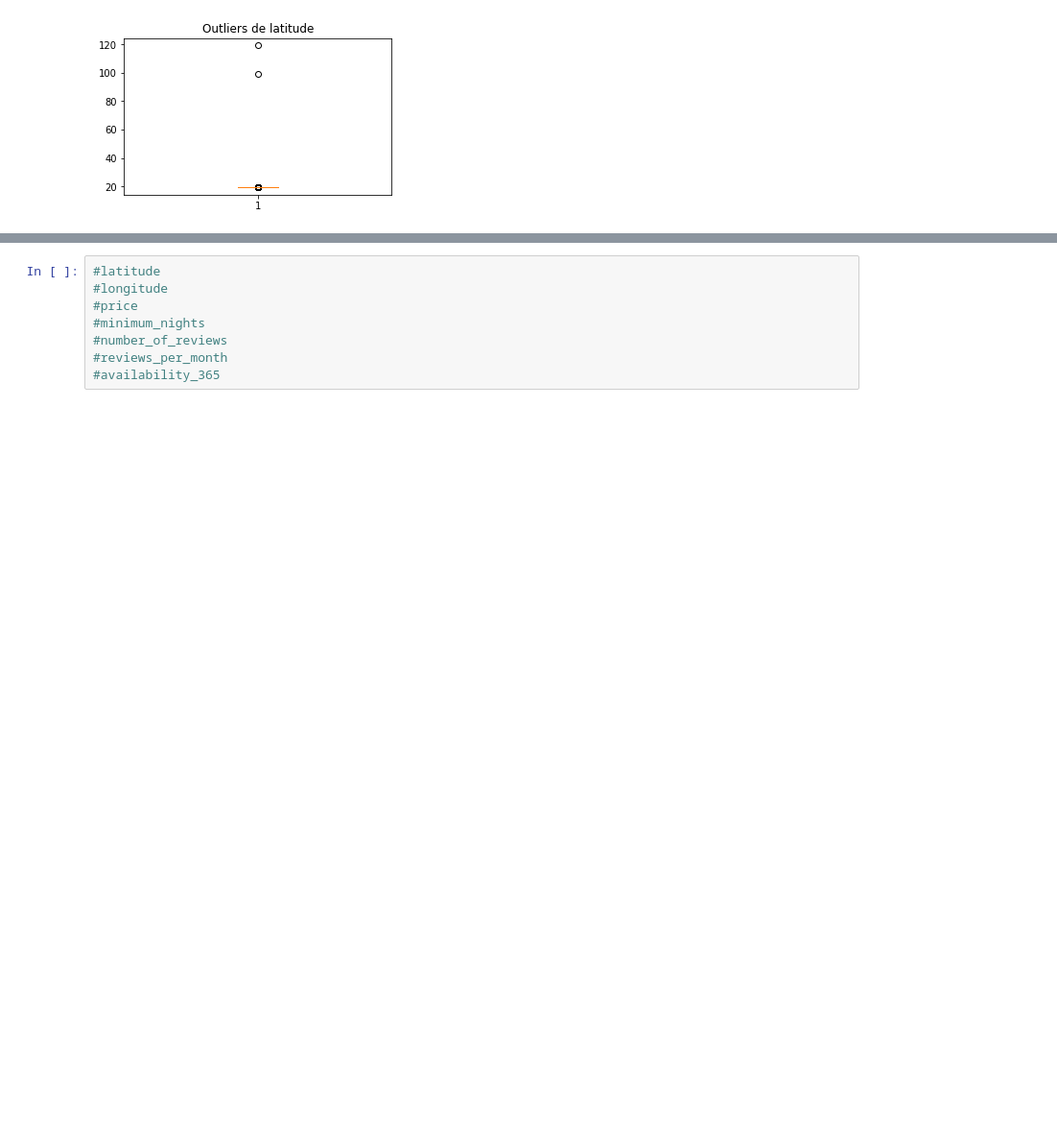
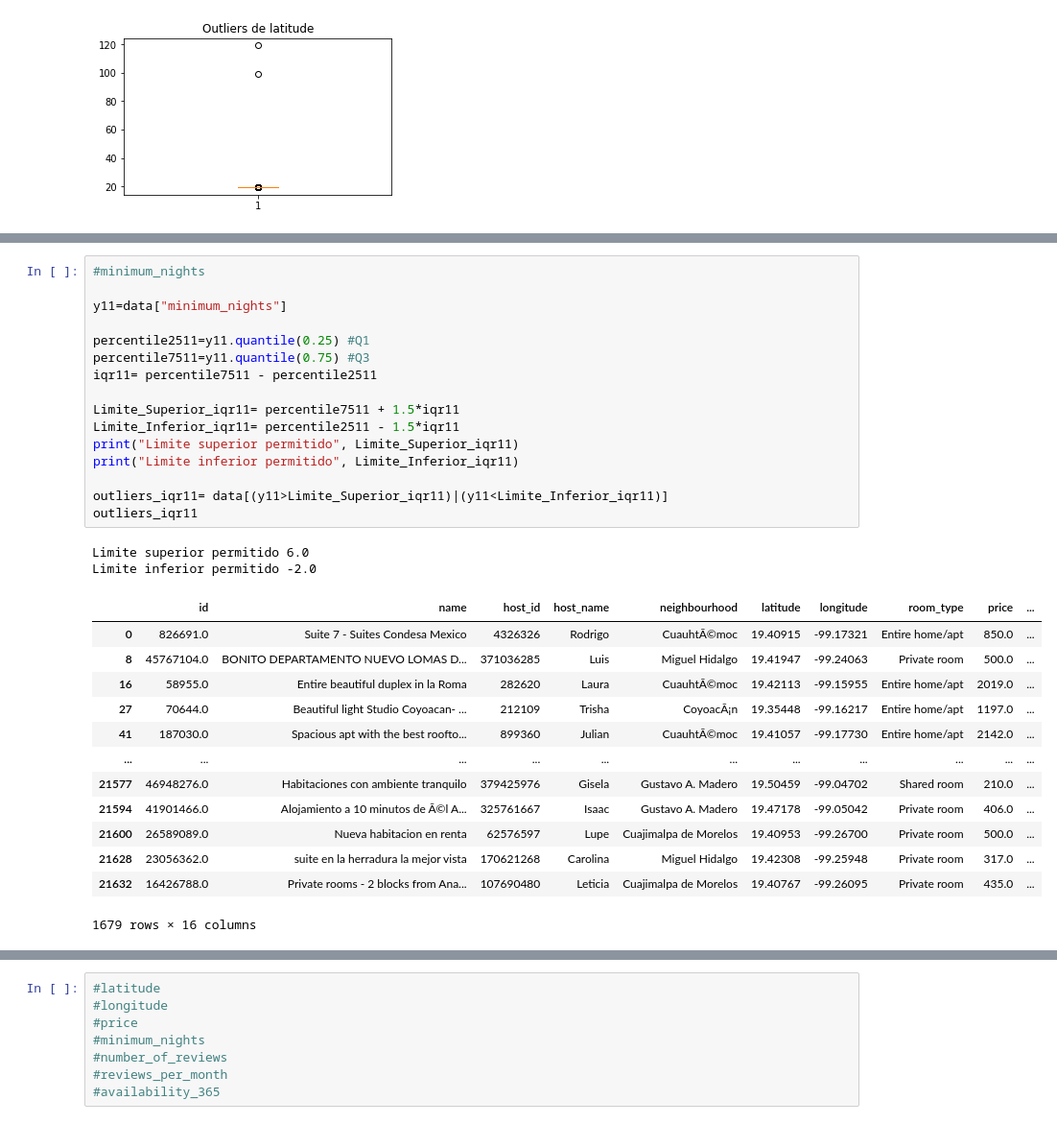
Before and after one commit to rodrigoruizteodoro/AIRBNB_ETAPA1, a Jupyter notebook: AIRBNB.ipynb, the cells around one changed output, grey strips where cells are left out. Shown: that part at 96% size. Saved outputs shown, nothing was run; the diff lists cells and outputs as text; blank space fills up the shorter version.

```diff
--- a/AIRBNB.ipynb
+++ b/AIRBNB.ipynb
@@ -415,0 +478,32 @@ outliers_iqr8
+# %%
+#minimum_nights
+
+y11=data["minimum_nights"]
+
+percentile2511=y11.quantile(0.25) #Q1
+percentile7511=y11.quantile(0.75) #Q3
+iqr11= percentile7511 - percentile2511
+
+Limite_Superior_iqr11= percentile7511 + 1.5*iqr11
+Limite_Inferior_iqr11= percentile2511 - 1.5*iqr11
+print("Limite superior permitido", Limite_Superior_iqr11)
+print("Limite inferior permitido", Limite_Inferior_iqr11)
+
+outliers_iqr11= data[(y11>Limite_Superior_iqr11)|(y11<Limite_Inferior_iqr11)]
+outliers_iqr11
+# %% [output]
+Limite superior permitido 6.0
+Limite inferior permitido -2.0
+|  | id | name | host_id | host_name | neighbourhood | latitude | longitude | room_type | price | ... |
+| 0 | 826691.0 | Suite 7 - Suites Condesa Mexico | 4326326 | Rodrigo | CuauhtÃ©moc | 19.40915 | -99.17321 | Entire home/apt | 850.0 | ... |
+| 8 | 45767104.0 | BONITO DEPARTAMENTO NUEVO LOMAS D... | 371036285 | Luis | Miguel Hidalgo | 19.41947 | -99.24063 | Private room | 500.0 | ... |
+| 16 | 58955.0 | Entire beautiful duplex in la Roma | 282620 | Laura | CuauhtÃ©moc | 19.42113 | -99.15955 | Entire home/apt | 2019.0 | ... |
+| 27 | 70644.0 | Beautiful light Studio Coyoacan- ... | 212109 | Trisha | CoyoacÃ¡n | 19.35448 | -99.16217 | Entire home/apt | 1197.0 | ... |
+| 41 | 187030.0 | Spacious apt with the best roofto... | 899360 | Julian | CuauhtÃ©moc | 19.41057 | -99.17730 | Entire home/apt | 2142.0 | ... |
+| ... | ... | ... | ... | ... | ... | ... | ... | ... | ... | ... |
+| 21577 | 46948276.0 | Habitaciones con ambiente tranquilo | 379425976 | Gisela | Gustavo A. Madero | 19.50459 | -99.04702 | Shared room | 210.0 | ... |
+| 21594 | 41901466.0 | Alojamiento a 10 minutos de Ã©l A... | 325761667 | Isaac | Gustavo A. Madero | 19.47178 | -99.05042 | Private room | 406.0 | ... |
+| 21600 | 26589089.0 | Nueva habitacion en renta | 62576597 | Lupe | Cuajimalpa de Morelos | 19.40953 | -99.26700 | Private room | 500.0 | ... |
+| 21628 | 23056362.0 | suite en la herradura la mejor vista | 170621268 | Carolina | Miguel Hidalgo | 19.42308 | -99.25948 | Private room | 317.0 | ... |
+| 21632 | 16426788.0 | Private rooms - 2 blocks from Ana... | 107690480 | Leticia | Cuajimalpa de Morelos | 19.40767 | -99.26095 | Private room | 435.0 | ... |
+1679 rows × 16 columns
```
Also changed, not shown: parts of 11 cells of this notebook.
